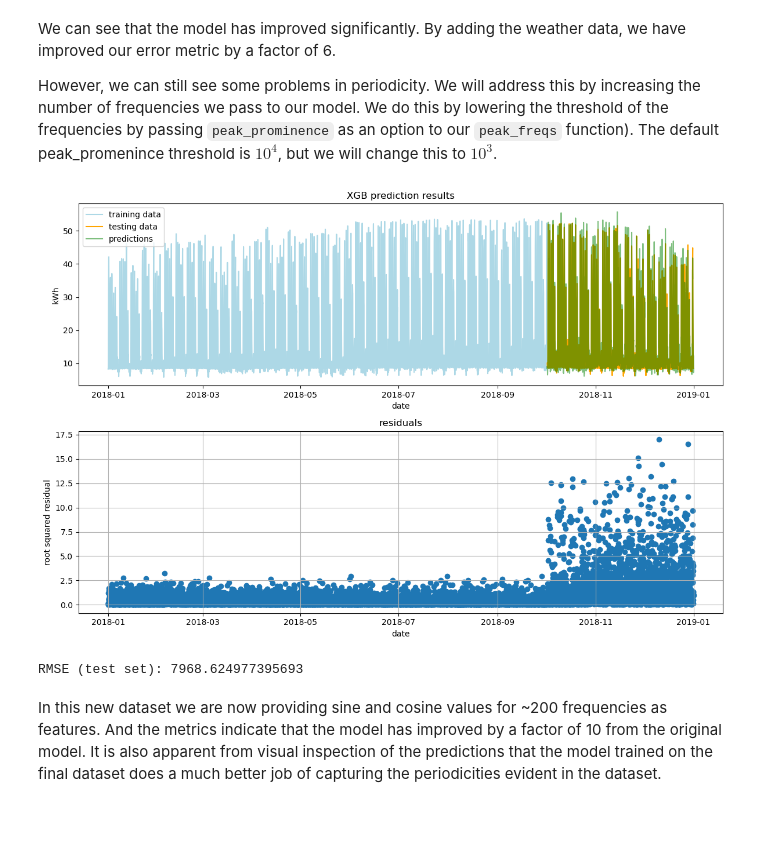
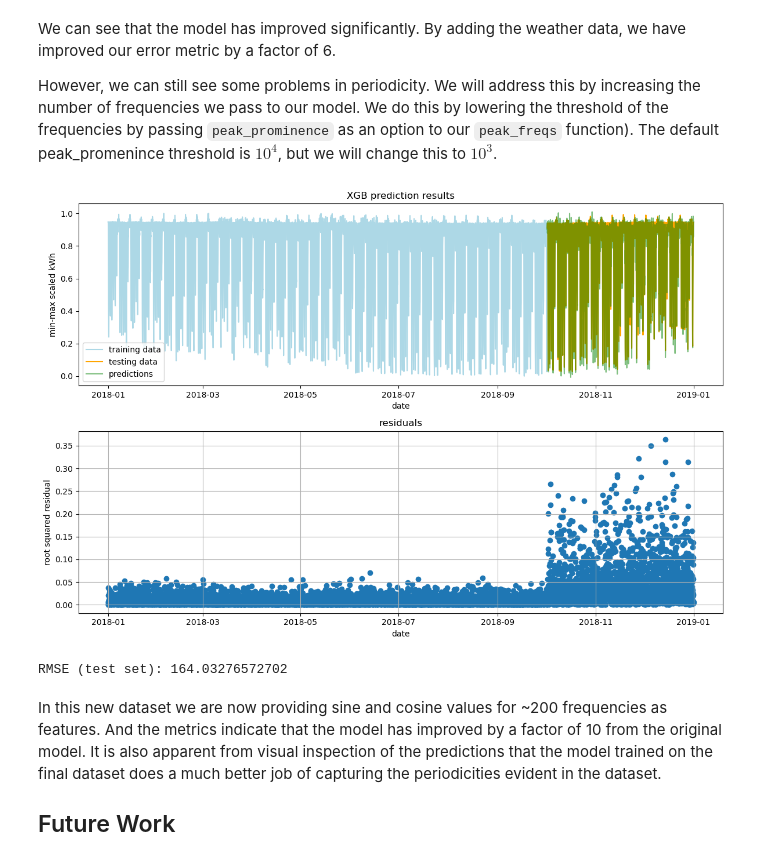
Before and after one commit to tmwlcx/load_profile_estimation, a Jupyter notebook: LP_Estimation.ipynb, the cells around one changed output. Saved outputs shown, nothing was run; the diff lists cells and outputs as text; code cells hidden in the pictures; blank space fills up the shorter version.

```diff
--- a/LP_Estimation.ipynb
+++ b/LP_Estimation.ipynb
@@ -189,35 +192,39 @@ df = engineer_features(load_profile, peak_freqs)
 weather = pd.read_csv('data/G1200860_2018.csv', parse_dates=[0])
 weather = weather.rename(columns={'date_time':'timestamp'}).set_index('timestamp')
 df2 = weather.join(df, how='left')
 X = df2.iloc[:,:-1]
 y = df2.iloc[:,-1]
+y = (y.max() - y) / (y.max() - y.min())
+
 X_train, X_test, y_train, y_test = train_test_split(X, y, test_size=0.25, shuffle=False)
 reg = xgb.XGBRegressor(objective ='reg:squarederror', eval_metric='rmse')
 reg.fit(X_train.values, y_train.values)
 fig, ax = plt.subplots(nrows=2, ncols=1, figsize=(12,8))
 preds_os = reg.predict(X_test)
 preds_is = reg.predict(X_train)
 preds_total = reg.predict(X)
 preds = pd.DataFrame(preds_os, index=y_test.index)
 ax[0].plot(y_train, color='lightblue', label='training data')
 ax[0].plot(y_test, color='orange', label='testing data')
 ax[0].plot(preds, color='green', alpha = 0.5, label='predictions')
 ax[0].set_title('XGB prediction results')
 ax[0].set_xlabel('date')
-ax[0].set_ylabel('kWh')
+ax[0].set_ylabel('min-max scaled kWh')
 ax[0].legend()
 root_squared_residuals = np.sqrt((preds_total - y)**2)
 ax[1].scatter(y.index, root_squared_residuals, label = "root squared residuals")
 ax[1].set_title('residuals')
 ax[1].set_xlabel('date')
 ax[1].set_ylabel('root squared residual')
 ax[1].grid()
 plt.tight_layout()
 plt.show()
 # show metric
 print(f"RMSE (test set): {np.sum(root_squared_residuals)}")
 # %% [output]
-[figure, old version]
+[figure, new version]
-RMSE (test set): 7968.624977395693
+RMSE (test set): 164.03276572702
 # %% [markdown]
 In this new dataset we are now providing sine and cosine values for ~200 frequencies as features. And the metrics indicate that the model has improved by a factor of 10 from the original model. It is also apparent from visual inspection of the predictions that the model trained on the final dataset does a much better job of capturing the periodicities evident in the dataset.
+
+## Future Work
```
Also changed, not shown: parts of 3 cells of this notebook.
